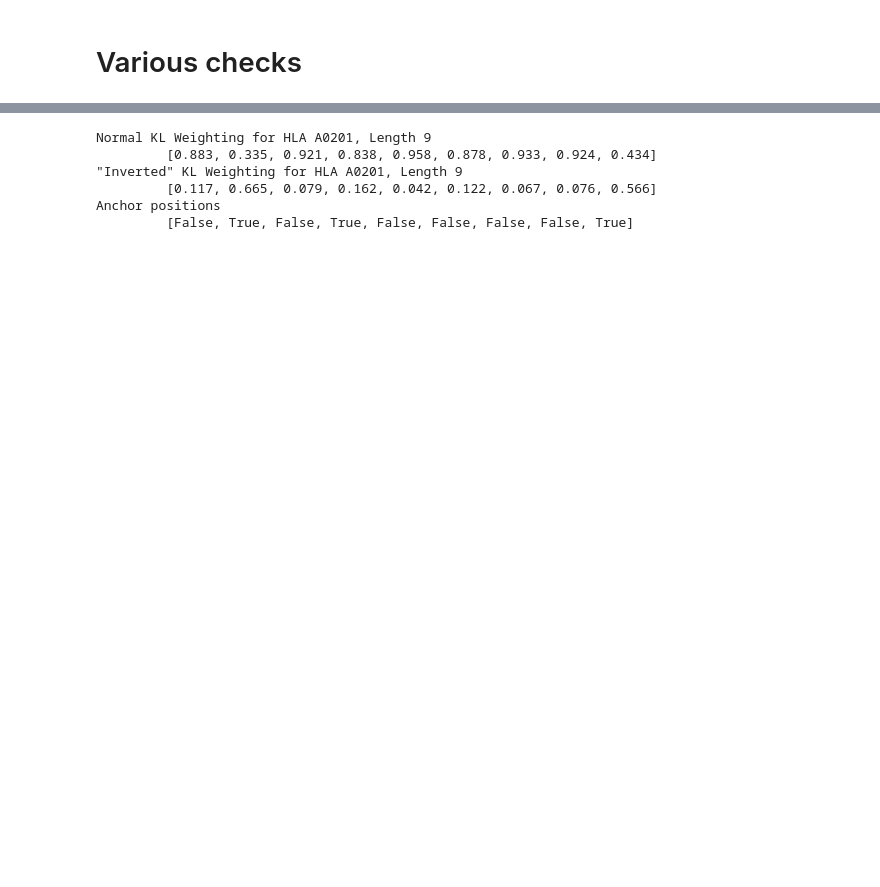
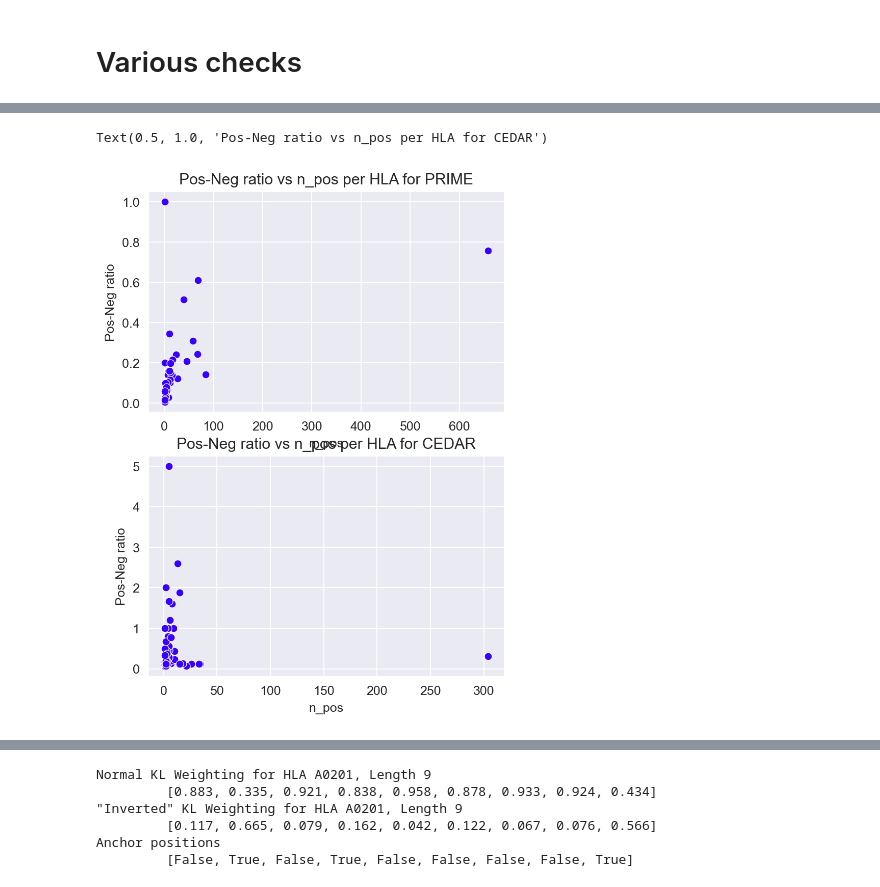
Before and after one commit to richieYT-wan/cedar, a Jupyter notebook: notebook/220926_mut_wt_CNN.ipynb, the cells around one changed output, grey strips where cells are left out. Cells and saved outputs as stored; diff of their text form; code cells hidden in the pictures; blank space fills up the shorter version.

```diff
--- a/notebook/220926_mut_wt_CNN.ipynb
+++ b/notebook/220926_mut_wt_CNN.ipynb
@@ -334,0 +169,32 @@ a.legend(loc='lower right')
+# %%
+f,a = plt.subplots(2,1, figsize=(5,7))
+
+
+gb_count = prime.groupby(['HLA', 'agg_label'])[['Peptide']].count()
+gb_total = prime.groupby(['HLA'])[['Peptide']].count()
+ratios = gb_count/gb_total
+sorted_ratios = (ratios.query('agg_label==1').reset_index(level=1, drop = True) / ratios.query('agg_label==0').reset_index(level=1, drop = True))\
+                .rename(columns={'Peptide':'Pos-Neg ratio'})\
+                .replace(np.nan, np.inf).sort_values('Pos-Neg ratio', ascending=False)
+npos_ratios = gb_count.query('agg_label==1').reset_index(level=1, drop=True).rename(columns={'Peptide':'n_pos'})\
+                      .merge(sorted_ratios, left_index=True,right_index=True)
+sns.scatterplot(data=npos_ratios, x = 'n_pos', y= 'Pos-Neg ratio', linewidth=0.5, ax = a[0])
+
+a[0].set_title('Pos-Neg ratio vs n_pos per HLA for PRIME')
+
+
+gb_count = cedar.groupby(['HLA', 'agg_label'])[['Peptide']].count()
+gb_total = cedar.groupby(['HLA'])[['Peptide']].count()
+ratios = gb_count/gb_total
+sorted_ratios = (ratios.query('agg_label==1').reset_index(level=1, drop = True) / ratios.query('agg_label==0').reset_index(level=1, drop = True))\
+                .rename(columns={'Peptide':'Pos-Neg ratio'})\
+                .replace(np.nan, np.inf).sort_values('Pos-Neg ratio', ascending=False)
+
+npos_ratios = gb_count.query('agg_label==1').reset_index(level=1, drop=True).rename(columns={'Peptide':'n_pos'})\
+                      .merge(sorted_ratios, left_index=True,right_index=True)
+sns.scatterplot(data=npos_ratios, x = 'n_pos', y= 'Pos-Neg ratio', linewidth=0.5, ax = a[1])
+
+a[1].set_title('Pos-Neg ratio vs n_pos per HLA for CEDAR')
+# %% [output]
+Text(0.5, 1.0, 'Pos-Neg ratio vs n_pos per HLA for CEDAR')
+[figure, added]
```
Also changed, not shown: parts of 53 cells of this notebook, 19 other files.
